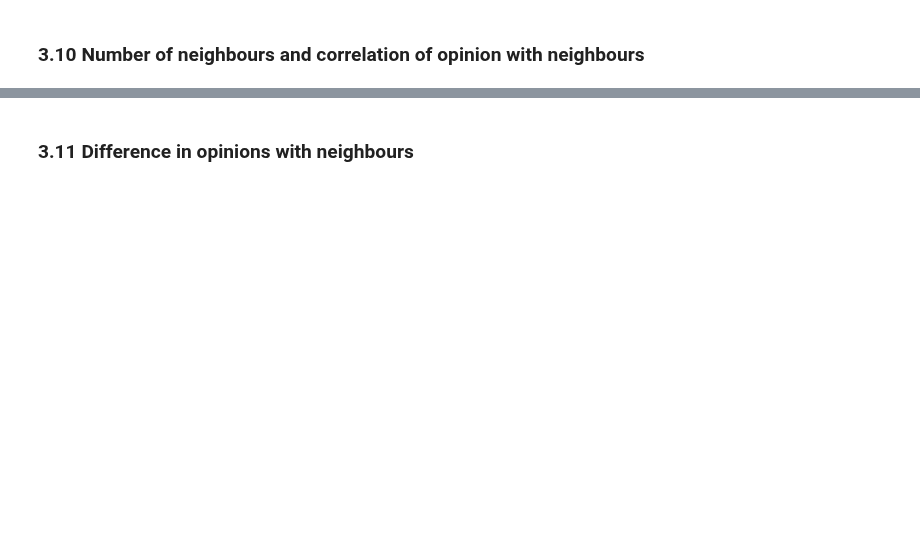
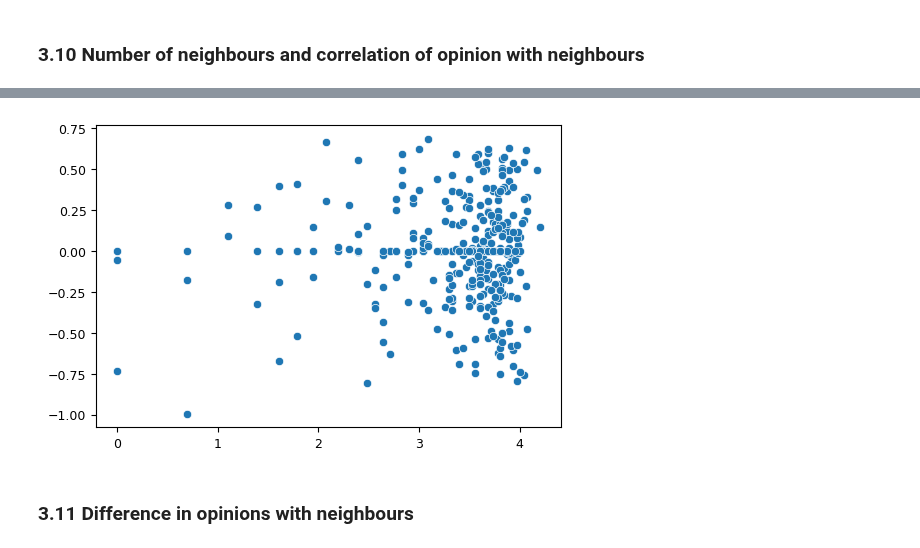
Before and after one commit to J0HNN7G/politic-polar-epsrc, a Jupyter notebook: exploration.ipynb, the cells around one changed output, grey strips where cells are left out. Saved outputs shown, nothing was run; the diff lists cells and outputs as text; code cells hidden in the pictures; blank space fills up the shorter version.

```diff
--- a/exploration.ipynb
+++ b/exploration.ipynb
@@ -1726,28 +1773,10 @@ plt.show()
 reddit_ts = reddit_ts[reddit_lim:]
 reddit_prctn = reddit_prtcn[reddit_lim:]
 reddit_ops = reddit_ops[reddit_lim:]
-# %%
-def friend_analysis(ids, friends, ops, adj):
-    dist_result = []
-    corr_result = []
-
-    for idx, ID in enumerate(ids):
-        friend_data = [ ops[:, get_idx(ids, friend)] for friend in ids[reddit_adj[get_idx(ids, ID)].astype(bool)]]
-        mean_friend_data = means(np.transpose(friend_data))
-        id_data = ops[:, idx]
-        dist = np.abs(id_data[0] - 0.5)
-        friend_corr = np.corrcoef(id_data, mean_friend_data)[0, 1]
-
-        # We ignore nan
-        if not math.isnan(friend_corr):
-            dist_result.append(dist)
-            corr_result.append(friend_corr)
-
-    return dist_result, corr_result
 # %%
-a, b = friend_analysis(reddit_ids, reddit_edges, reddit_ops, reddit_adj)
+a, b, c = friend_analysis(reddit_ids,  reddit_adj, reddit_ops)
 
-sns.scatterplot(a, b)
+sns.scatterplot(b, c)
 
 plt.show()
 # %% [output]
@@ -1778,7 +1811,9 @@ np.corrcoef(np.log(np.sum(reddit_adj, axis=1)), b)[0,1]
 # %%
-sns.scatterplot(np.log(np.sum(reddit_adj, axis=1)), b)
+sns.scatterplot(np.log(np.sum(reddit_adj, axis=1))[a], c)
 
 plt.show()
+# %% [output]
+[figure, added]
 # %% [markdown]
 ### 3.11 Difference in opinions with neighbours
 # %%
```
Also changed, not shown: parts of 27 cells of this notebook, 1 other file.
